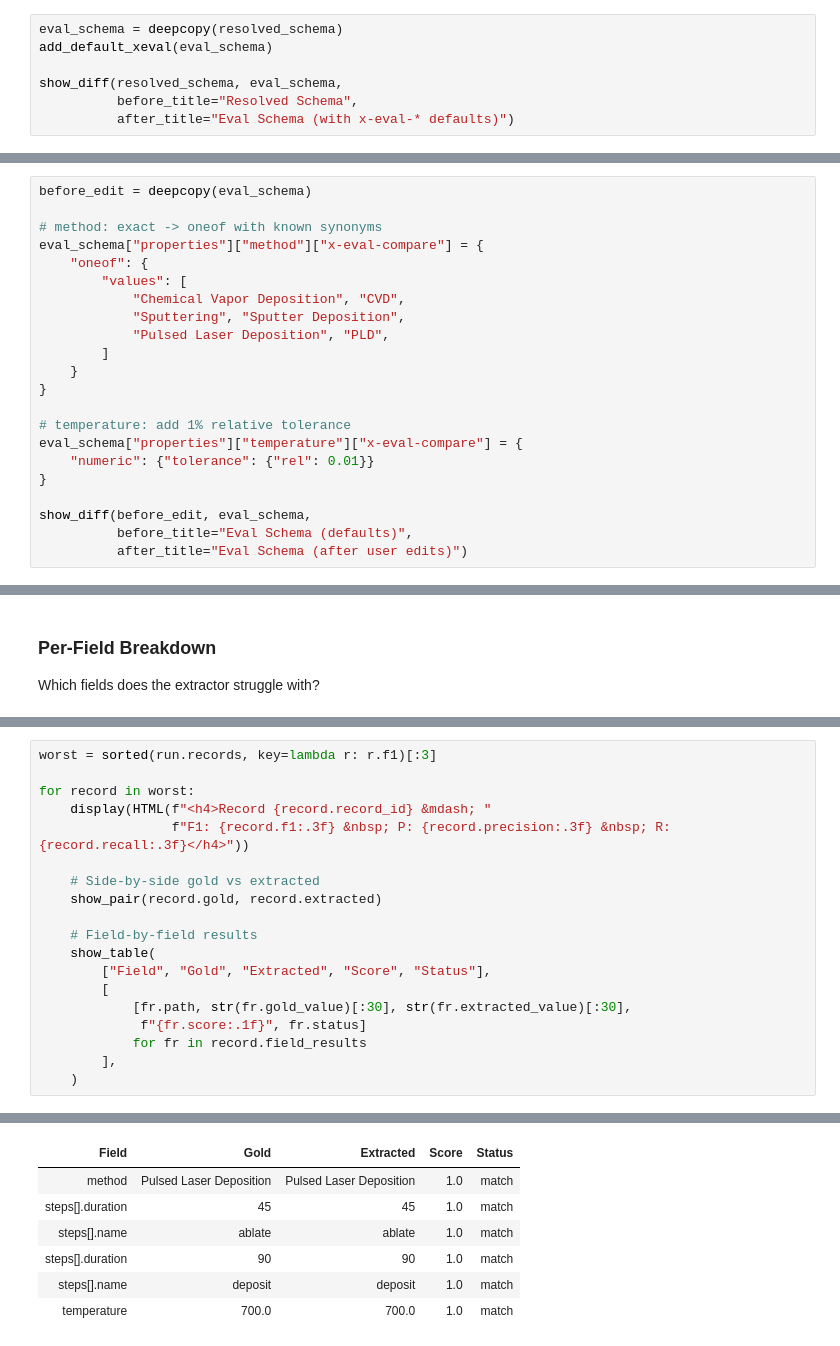
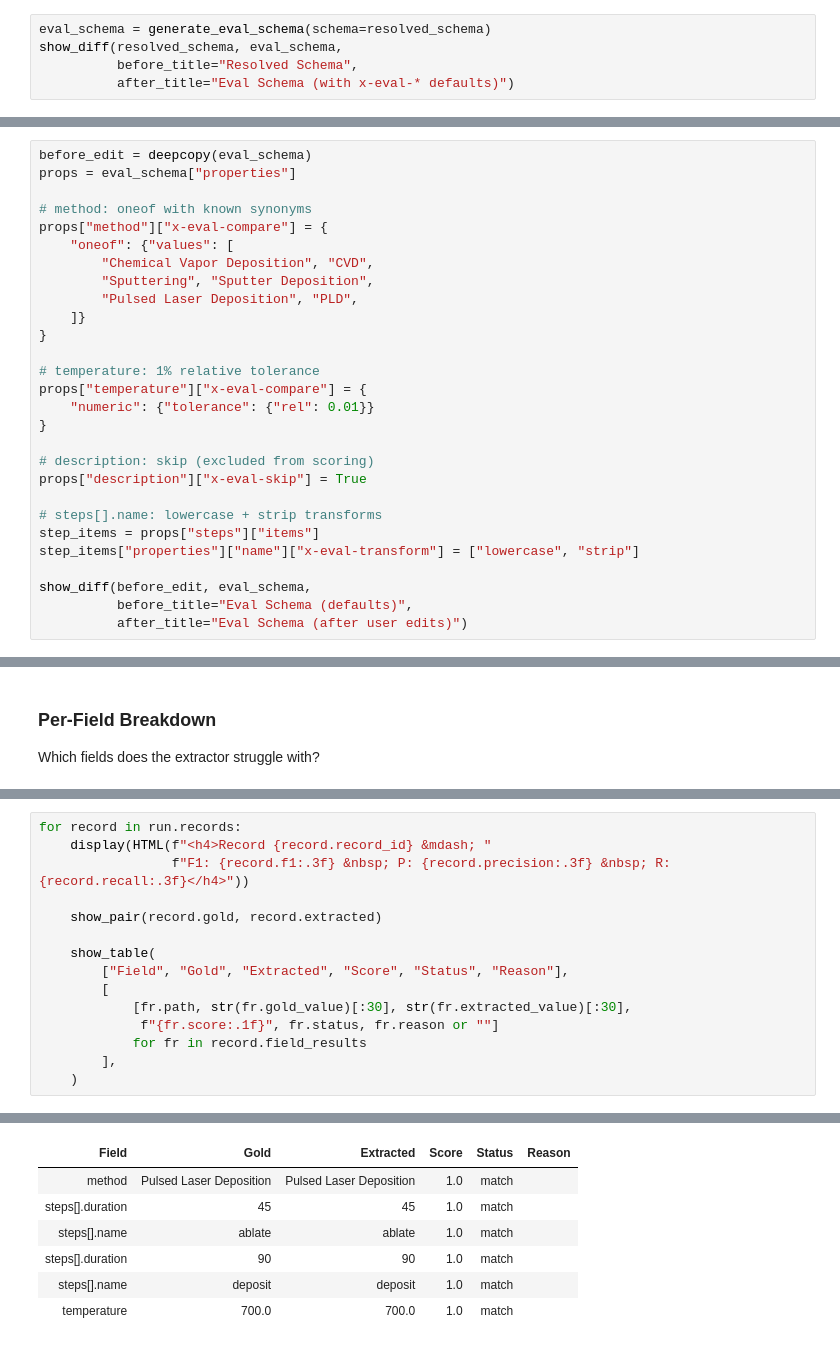
Before and after one commit to FAIRmat-NFDI/extract-eval, a Jupyter notebook: demo.ipynb, the cells around one changed output, grey strips where cells are left out. Cells and saved outputs as stored; diff of their text form.

```diff
--- a/demo.ipynb
+++ b/demo.ipynb
@@ -221,7 +225,5 @@ and converts the `required` array into per-field `x-eval-required: false`.
 # %%
-eval_schema = deepcopy(resolved_schema)
-add_default_xeval(eval_schema)
-
+eval_schema = generate_eval_schema(schema=resolved_schema)
 show_diff(resolved_schema, eval_schema,
           before_title="Resolved Schema",
           after_title="Eval Schema (with x-eval-* defaults)")
@@ -238,21 +242,27 @@ edit it, and load it back. Here we simulate edits in code:
 # %%
 before_edit = deepcopy(eval_schema)
+props = eval_schema["properties"]
 
-# method: exact -> oneof with known synonyms
-eval_schema["properties"]["method"]["x-eval-compare"] = {
-    "oneof": {
-        "values": [
-            "Chemical Vapor Deposition", "CVD",
-            "Sputtering", "Sputter Deposition",
-            "Pulsed Laser Deposition", "PLD",
-        ]
-    }
+# method: oneof with known synonyms
+props["method"]["x-eval-compare"] = {
+    "oneof": {"values": [
+        "Chemical Vapor Deposition", "CVD",
+        "Sputtering", "Sputter Deposition",
+        "Pulsed Laser Deposition", "PLD",
+    ]}
 }
 
-# temperature: add 1% relative tolerance
-eval_schema["properties"]["temperature"]["x-eval-compare"] = {
+# temperature: 1% relative tolerance
+props["temperature"]["x-eval-compare"] = {
     "numeric": {"tolerance": {"rel": 0.01}}
 }
+
+# description: skip (excluded from scoring)
+props["description"]["x-eval-skip"] = True
+
+# steps[].name: lowercase + strip transforms
+step_items = props["steps"]["items"]
+step_items["properties"]["name"]["x-eval-transform"] = ["lowercase", "strip"]
 
 show_diff(before_edit, eval_schema,
           before_title="Eval Schema (defaults)",
@@ -315,19 +371,15 @@ Drill into the records with the lowest F1 to see what went wrong.
 # %%
-worst = sorted(run.records, key=lambda r: r.f1)[:3]
-
-for record in worst:
+for record in run.records:
     display(HTML(f"<h4>Record {record.record_id} &mdash; "
                  f"F1: {record.f1:.3f} &nbsp; P: {record.precision:.3f} &nbsp; R: {record.recall:.3f}</h4>"))
 
-    # Side-by-side gold vs extracted
     show_pair(record.gold, record.extracted)
 
-    # Field-by-field results
     show_table(
-        ["Field", "Gold", "Extracted", "Score", "Status"],
+        ["Field", "Gold", "Extracted", "Score", "Status", "Reason"],
         [
             [fr.path, str(fr.gold_value)[:30], str(fr.extracted_value)[:30],
-             f"{fr.score:.1f}", fr.status]
+             f"{fr.score:.1f}", fr.status, fr.reason or ""]
             for fr in record.field_results
         ],
     )
@@ -367,7 +422,7 @@ Extracted
-| Field | Gold | Extracted | Score | Status |
-| method | Pulsed Laser Deposition | Pulsed Laser Deposition | 1.0 | match |
-| steps[].duration | 45 | 45 | 1.0 | match |
-| steps[].name | ablate | ablate | 1.0 | match |
-| steps[].duration | 90 | 90 | 1.0 | match |
-| steps[].name | deposit | deposit | 1.0 | match |
-| temperature | 700.0 | 700.0 | 1.0 | match |
+| Field | Gold | Extracted | Score | Status | Reason |
+| method | Pulsed Laser Deposition | Pulsed Laser Deposition | 1.0 | match |  |
+| steps[].duration | 45 | 45 | 1.0 | match |  |
+| steps[].name | ablate | ablate | 1.0 | match |  |
+| steps[].duration | 90 | 90 | 1.0 | match |  |
+| steps[].name | deposit | deposit | 1.0 | match |  |
+| temperature | 700.0 | 700.0 | 1.0 | match |  |
```
Also changed, not shown: parts of 25 cells of this notebook, 4 other files.
